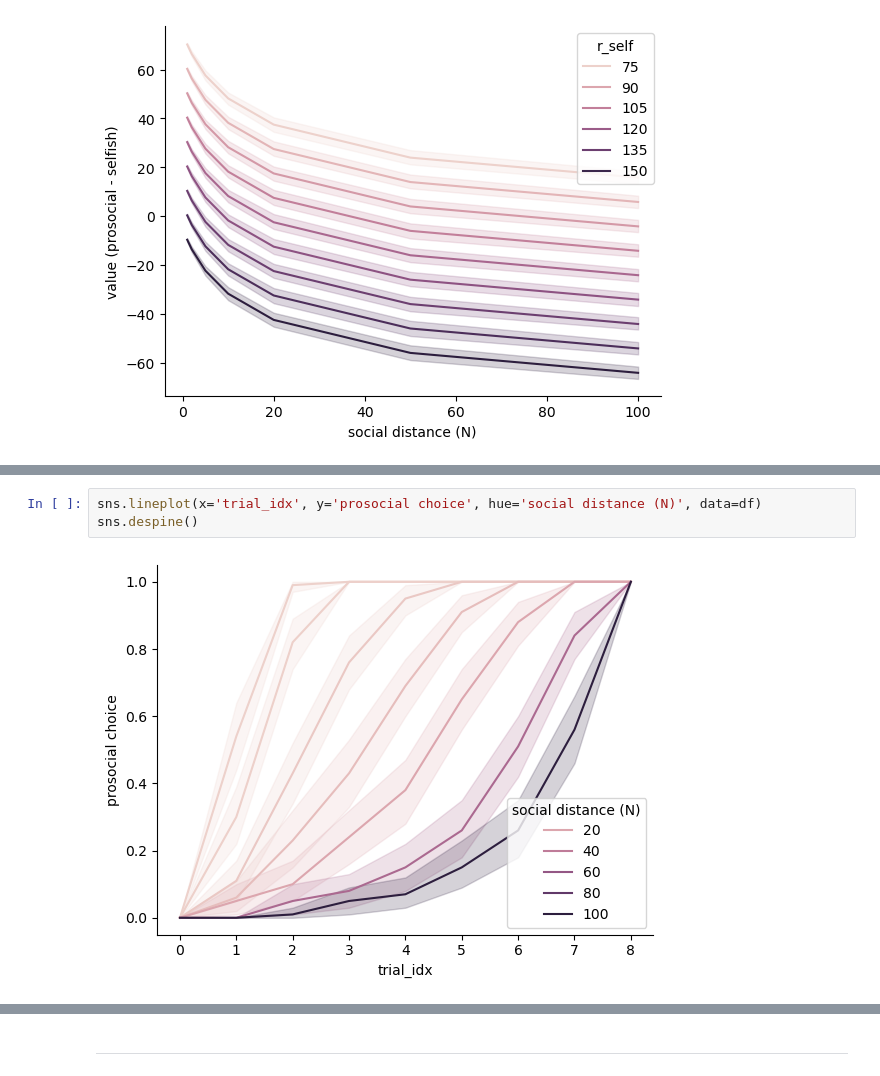
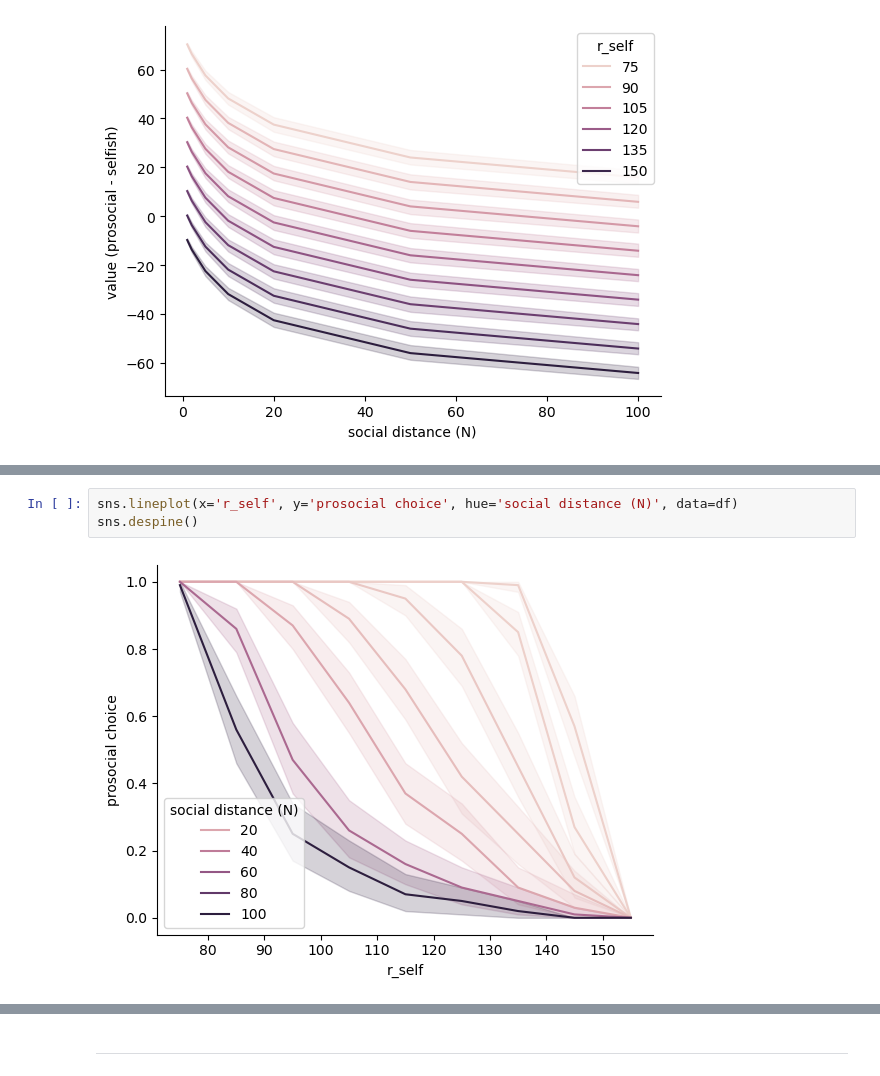
Before and after one commit to shawnrhoads/pyEM, a Jupyter notebook: examples/discounting.ipynb, the cells around one changed output, grey strips where cells are left out. Saved outputs shown, nothing was run; the diff lists cells and outputs as text.

```diff
--- a/examples/discounting.ipynb
+++ b/examples/discounting.ipynb
@@ -330,8 +330,8 @@ sns.despine()
 # %%
-sns.lineplot(x='trial_idx', y='prosocial choice', hue='social distance (N)', data=df)
+sns.lineplot(x='r_self', y='prosocial choice', hue='social distance (N)', data=df)
 sns.despine()
 # %% [output]
-[figure, old version]
+[figure, new version]
 # %%
 sns.lineplot(data=df, y='p(prosocial)', x='social distance (N)', hue='r_self')
 sns.despine()
```
Also changed, not shown: parts of 20 cells of this notebook.
